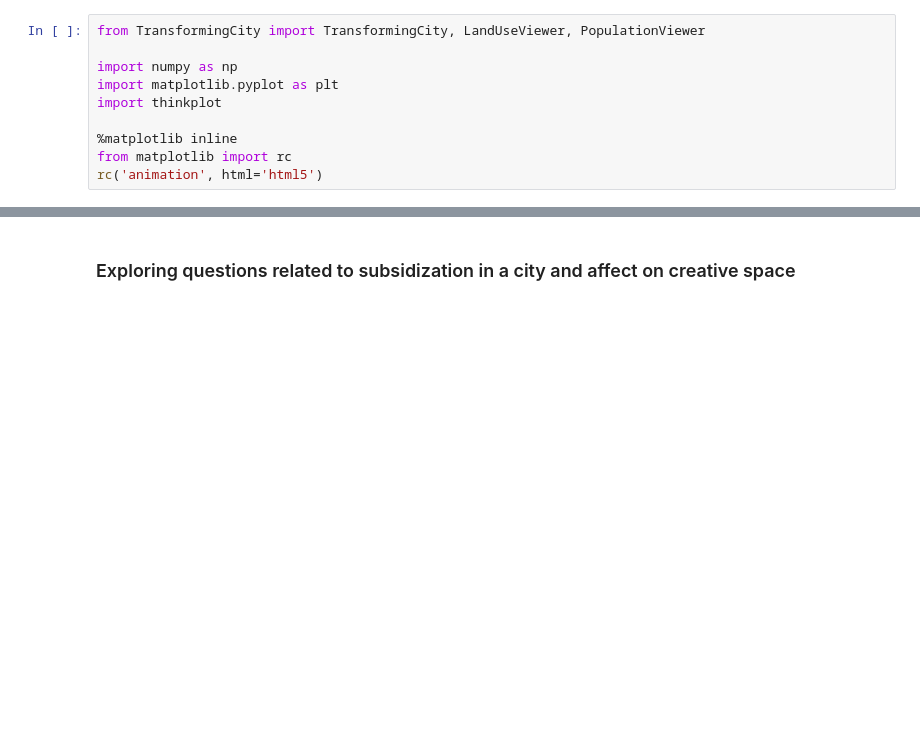
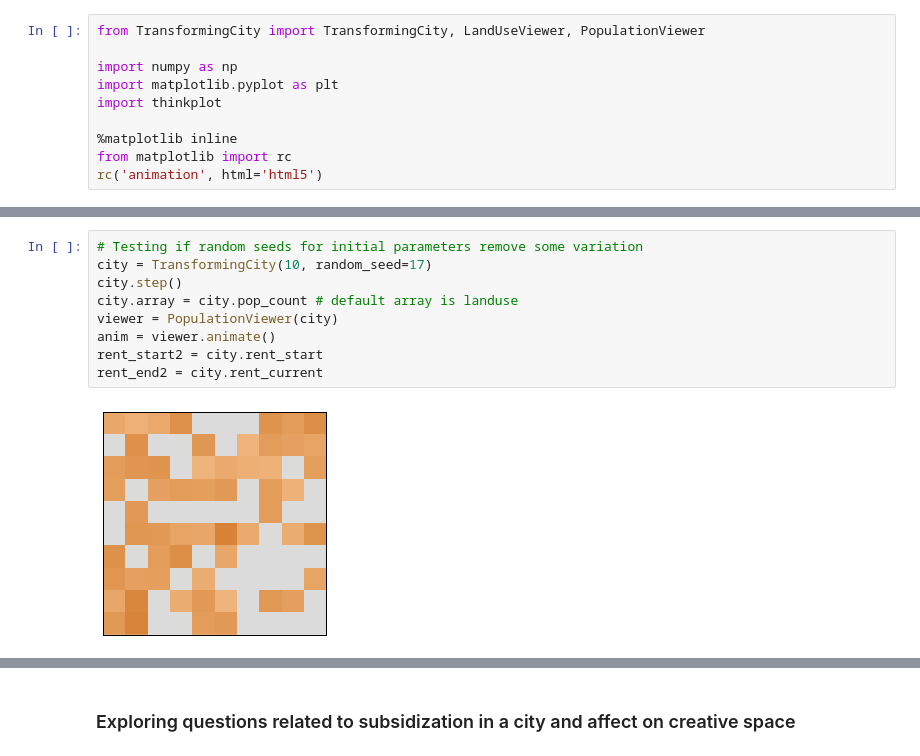
Before and after one commit to Margaretmcrawf/Gentrification, a Jupyter notebook: code/RyanExplore.ipynb, the cells around one changed output, grey strips where cells are left out. Saved outputs shown, nothing was run; the diff lists cells and outputs as text; blank space fills up the shorter version.

```diff
--- a/code/RyanExplore.ipynb
+++ b/code/RyanExplore.ipynb
@@ -10,0 +22,11 @@ rc('animation', html='html5')
+# %%
+# Testing if random seeds for initial parameters remove some variation
+city = TransformingCity(10, random_seed=17)
+city.step()
+city.array = city.pop_count # default array is landuse
+viewer = PopulationViewer(city)
+anim = viewer.animate()
+rent_start2 = city.rent_start
+rent_end2 = city.rent_current
+# %% [output]
+[figure, added]
```
Also changed, not shown: parts of 13 cells of this notebook.
